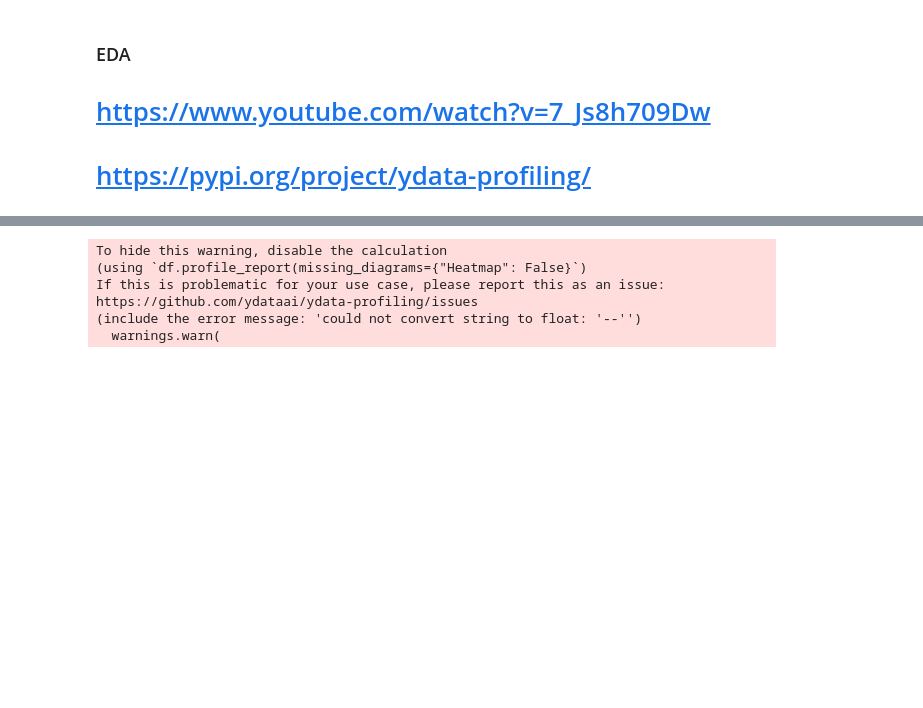
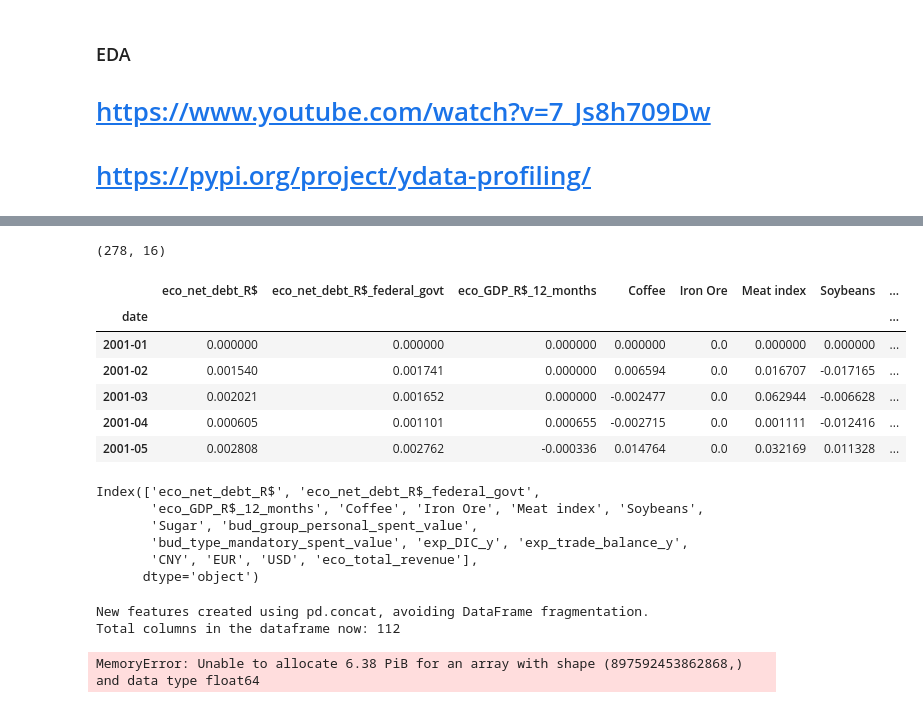
Before and after one commit to augustofonseca25/primary-balance-forecast, a Jupyter notebook: scr/EDA.ipynb, the cells around one changed output, grey strips where cells are left out. Drawn from its saved outputs; the diff is of its cells as text; code cells hidden in the pictures; blank space fills up the shorter version.

```diff
--- a/scr/EDA.ipynb
+++ b/scr/EDA.ipynb
@@ -36,5 +44,10 @@ columns_to_drop = ['eco_fiscal_result_12months', 'eco_inflation_month', 'eco_gro
        'exp_net_public_debt_y',
        # Fourth group
        'eco_interest_rate','exp_primary_result_y', 'exp_basic_interest_rate_y','exp_US$_currency_y', 'Orange']
+
+# Dropping columns
 df_BR_debt.drop(columns_to_drop, axis=1, inplace=True)
+
+# Setting date as index
+df_BR_debt.set_index('date', inplace=True)
 # %%
@@ -59,0 +57,15 @@ memory usage: 37.0+ KB
+# %%
+# Code to normalize the dataset
+
+# Select numerical columns (excluding any time/date or categorical columns)
+numerical_cols = df_BR_debt.select_dtypes(include=['float64', 'int64']).columns
+
+# Standardization
+# scaler = StandardScaler()
+# df_standardized = df.copy()
+# df_standardized[numerical_cols] = scaler.fit_transform(df[numerical_cols])
+
+# Normalization
+min_max_scaler = MinMaxScaler()
+BR_param_norm = df_BR_debt.copy()
+BR_param_norm[numerical_cols] = min_max_scaler.fit_transform(df_BR_debt[numerical_cols])
@@ -59,0 +131,14 @@ memory usage: 37.0+ KB
+# %%
+BR_param_norm.shape
+# %% [output]
+(278, 16)
+# %%
+BR_param_norm.head()
+# %% [output]
+|  | eco_net_debt_R$ | eco_net_debt_R$_federal_govt | eco_GDP_R$_12_months | Coffee | Iron Ore | Meat index | Soybeans | ... |
+| date |  |  |  |  |  |  |  | ... |
+| 2001-01 | 0.000000 | 0.000000 | 0.000000 | 0.000000 | 0.0 | 0.000000 | 0.000000 | ... |
+| 2001-02 | 0.001540 | 0.001741 | 0.000000 | 0.006594 | 0.0 | 0.016707 | -0.017165 | ... |
+| 2001-03 | 0.002021 | 0.001652 | 0.000000 | -0.002477 | 0.0 | 0.062944 | -0.006628 | ... |
+| 2001-04 | 0.000605 | 0.001101 | 0.000655 | -0.002715 | 0.0 | 0.001111 | -0.012416 | ... |
+| 2001-05 | 0.002808 | 0.002762 | -0.000336 | 0.014764 | 0.0 | 0.032169 | 0.011328 | ... |
@@ -60,15 +147,41 @@ memory usage: 37.0+ KB
+# %%
+BR_param_norm.columns
+# %% [output]
+Index(['eco_net_debt_R$', 'eco_net_debt_R$_federal_govt',
+       'eco_GDP_R$_12_months', 'Coffee', 'Iron Ore', 'Meat index', 'Soybeans',
+       'Sugar', 'bud_group_personal_spent_value',
+       'bud_type_mandatory_spent_value', 'exp_DIC_y', 'exp_trade_balance_y',
+       'CNY', 'EUR', 'USD', 'eco_total_revenue'],
+      dtype='object')
+# %%
+# Now, let´s create some other variables to be used in the models
+
+# Exclude the 'index' column from feature engineering
+#features = BR_param_norm.columns.drop(['date'])  # Exclude 'date' as well since it's not a variable to engineer
+features = BR_param_norm.columns
+
+# Initialize a list to hold the new feature DataFrames
+new_features = []
+
+# Create lag and rolling window features for all variables
+for feature in features:
+    for lag in [1, 2, 6, 12]:
+        new_features.append(BR_param_norm[feature].shift(lag).rename(f'{feature}_lag_{lag}'))
+    new_features.append(BR_param_norm[feature].rolling(window=12).mean().rename(f'{feature}_roll_mean_12'))
+    new_features.append(BR_param_norm[feature].rolling(window=12).std().rename(f'{feature}_roll_std_12'))
+
+# Concatenate all new features with the original DataFrame
+BR_param_norm = pd.concat([BR_param_norm] + new_features, axis=1)
+# %% [output]
+New features created using pd.concat, avoiding DataFrame fragmentation.
+Total columns in the dataframe now: 112
 # %%
 
-profile = ProfileReport(df_BR_debt, title="Profiling Report")
+profile = ProfileReport(BR_param_norm, title="Profiling Report")
 #profile = ProfileReport(df_BR_debt, tsmode=True, sortby="Date Local")
 profile.to_file('profile_report.html')
 # %% [output]
-To hide this warning, disable the calculation
-(using `df.profile_report(missing_diagrams={"Heatmap": False}`)
-If this is problematic for your use case, please report this as an issue:
-https://github.com/ydataai/ydata-profiling/issues
-(include the error message: 'could not convert string to float: '--'')
-  warnings.warn(
+MemoryError: Unable to allocate 6.38 PiB for an array with shape (897592453862868,) and data type float64
 # %%
 df_BR_debt.columns
 # %% [output]
```
Also changed, not shown: parts of 8 cells of this notebook, 3 other files.
